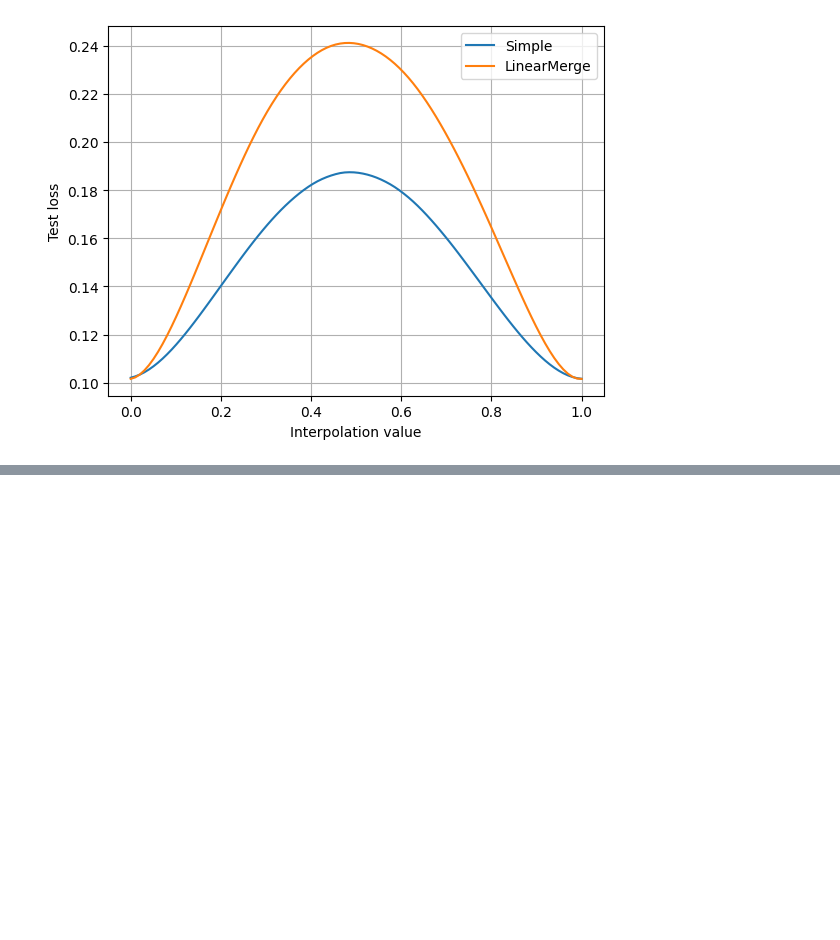
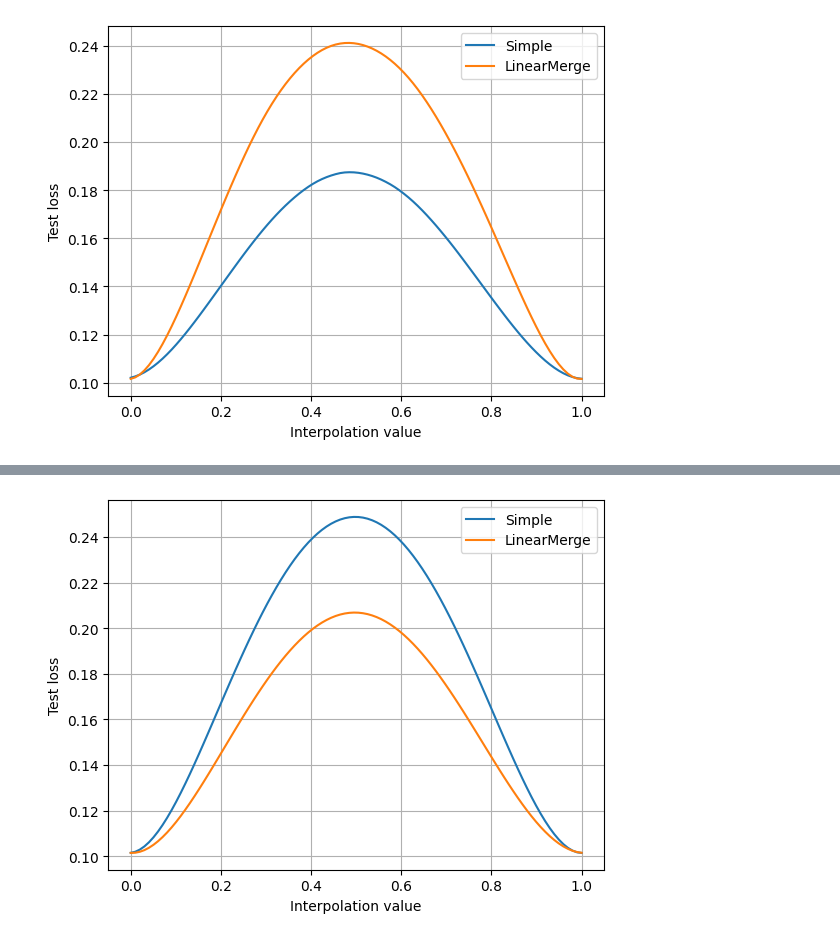
Before and after one commit to Forbu/LinearMerger, a Jupyter notebook: scripts/result_analysis.ipynb, the cells around one changed output, grey strips where cells are left out. Saved outputs shown, nothing was run; the diff lists cells and outputs as text; code cells hidden in the pictures; blank space fills up the shorter version.

```diff
--- a/scripts/result_analysis.ipynb
+++ b/scripts/result_analysis.ipynb
@@ -105,0 +169,21 @@ plt.show()
+# %%
+import numpy as np
+import matplotlib.pyplot as plt
+
+x_axis_values = np.linspace(0, 1, 100)
+
+results_simple = np.load("../results/merge_simple.npy")
+results_linearmerge = np.load("../results/merge_linearmerge.npy")
+
+plt.plot(x_axis_values, results_simple, label="Simple")
+plt.plot(x_axis_values, results_linearmerge, label="LinearMerge")
+
+# label the x axis
+plt.xlabel("Interpolation value")
+plt.ylabel("Test loss")
+
+plt.grid()
+plt.legend()
+plt.show()
+# %% [output]
+[figure, added]
```
Also changed, not shown: parts of 11 cells of this notebook, 8 other files.
